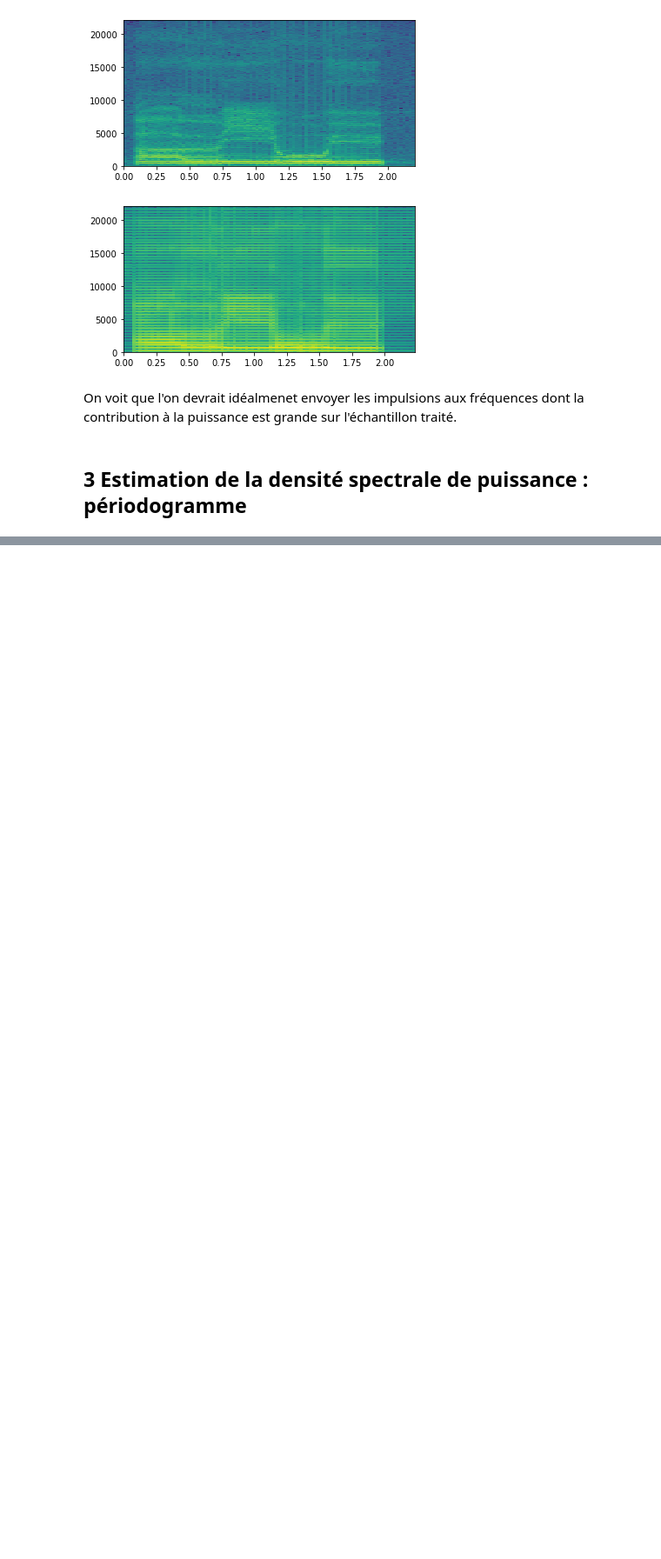
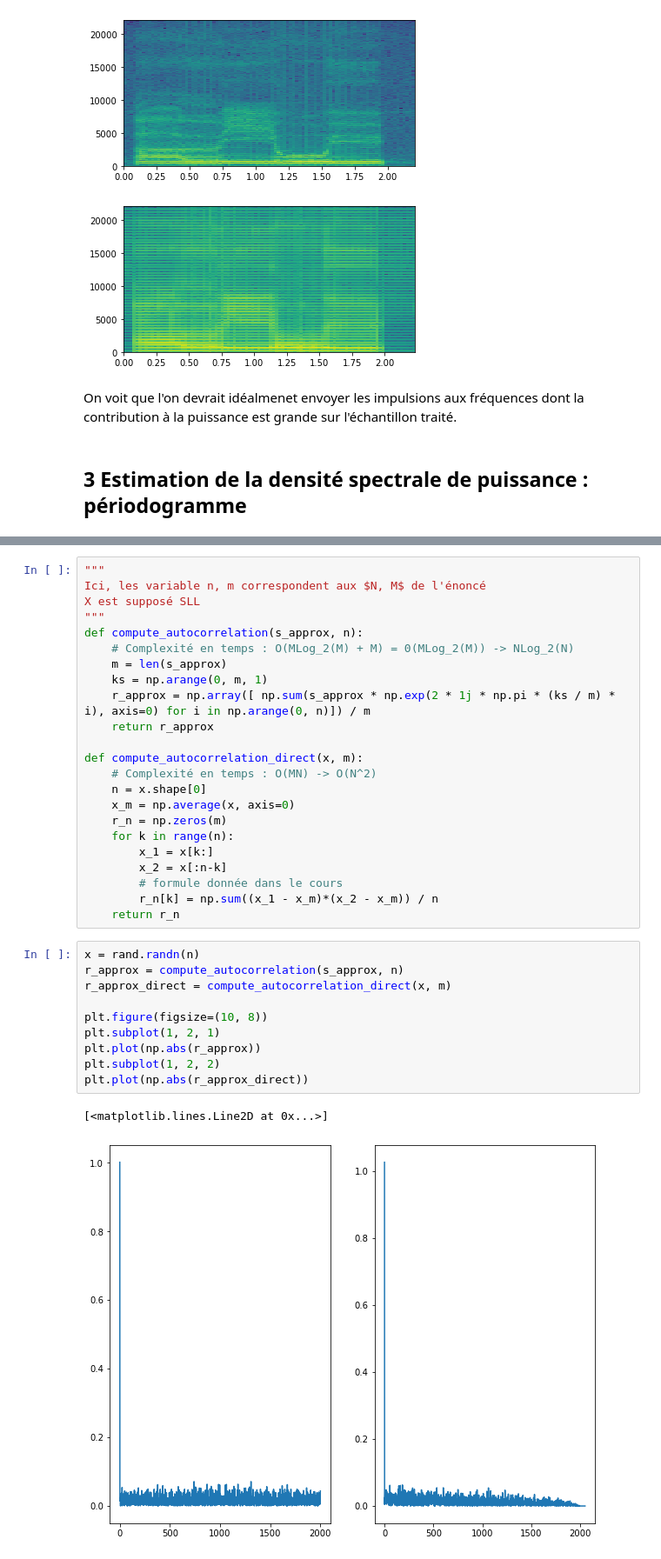
Before and after one commit to piptouque/atiam_tp_signal, a Jupyter notebook: tp2/source/tp2.ipynb, the cells around one changed output, grey strips where cells are left out. Shown: that part at 87% size. Saved outputs shown, nothing was run; the diff lists cells and outputs as text; blank space fills up the shorter version.

```diff
--- a/tp2/source/tp2.ipynb
+++ b/tp2/source/tp2.ipynb
@@ -422,0 +457,36 @@ def compute_periodogramme(x, m, k):
+# %%
+"""
+Ici, les variable n, m correspondent aux $N, M$ de l'énoncé
+X est supposé SLL
+"""
+def compute_autocorrelation(s_approx, n):
+    # Complexité en temps : O(MLog_2(M) + M) = 0(MLog_2(M)) -> NLog_2(N)
+    m = len(s_approx)
+    ks = np.arange(0, m, 1)
+    r_approx = np.array([ np.sum(s_approx * np.exp(2 * 1j * np.pi * (ks / m) * i), axis=0) for i in np.arange(0, n)]) / m
+    return r_approx
+
+def compute_autocorrelation_direct(x, m):
+    # Complexité en temps : O(MN) -> O(N^2)
+    n = x.shape[0]
+    x_m = np.average(x, axis=0)
+    r_n = np.zeros(m)
+    for k in range(n):
+        x_1 = x[k:]
+        x_2 = x[:n-k]
+        # formule donnée dans le cours
+        r_n[k] = np.sum((x_1 - x_m)*(x_2 - x_m)) / n
+    return r_n
+# %%
+x = rand.randn(n)
+r_approx = compute_autocorrelation(s_approx, n)
+r_approx_direct = compute_autocorrelation_direct(x, m)
+
+plt.figure(figsize=(10, 8))
+plt.subplot(1, 2, 1)
+plt.plot(np.abs(r_approx))
+plt.subplot(1, 2, 2)
+plt.plot(np.abs(r_approx_direct))
+# %% [output]
+[<matplotlib.lines.Line2D at 0x...>]
+[figure, added]
```
Also changed, not shown: parts of 5 cells of this notebook.
